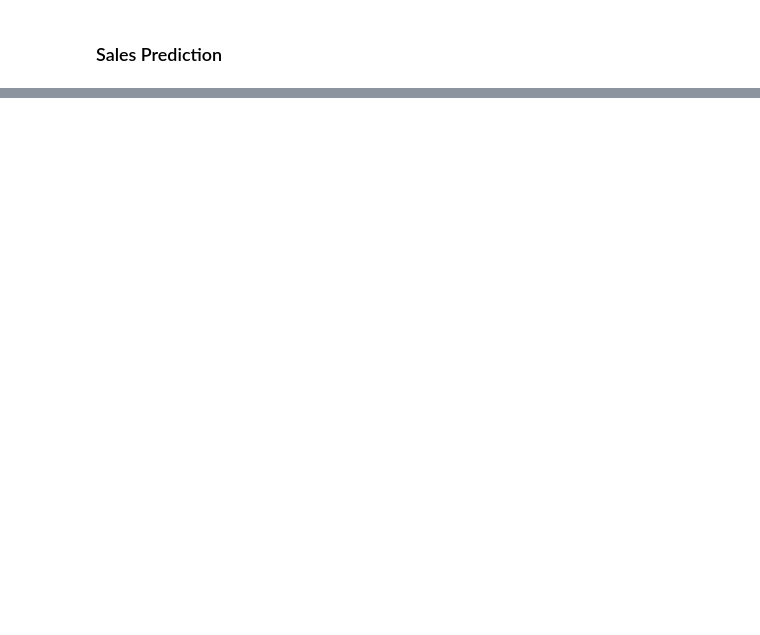
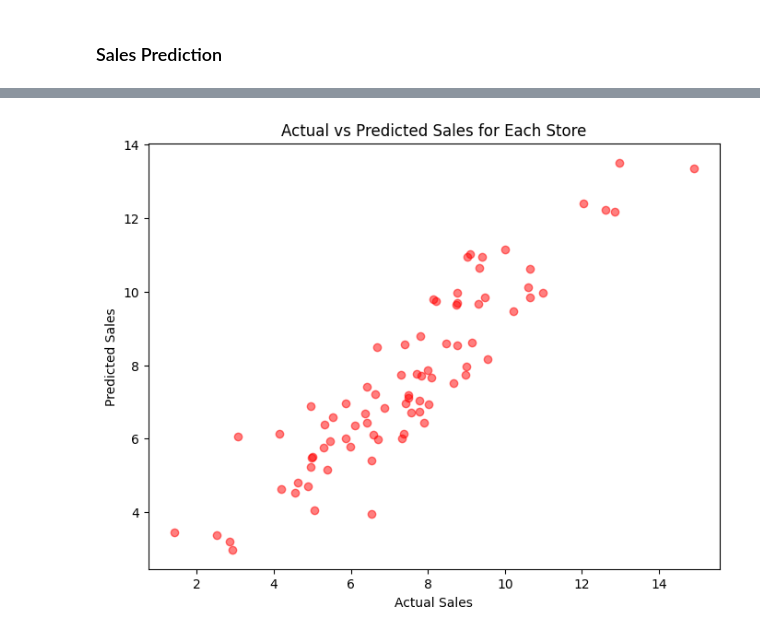
Before and after one commit to fredrik998/AppliedMachineLearning, a Jupyter notebook: Codes/FredrikCodes.ipynb, the cells around one changed output, grey strips where cells are left out. Drawn from its saved outputs; the diff is of its cells as text; code cells hidden in the pictures; blank space fills up the shorter version.

```diff
--- a/Codes/FredrikCodes.ipynb
+++ b/Codes/FredrikCodes.ipynb
@@ -266,0 +423,16 @@ We can see that PriceDiff removes the colinearity between Price and CompPrice.
+# %%
+# Predict on the test set using the OLS model
+predicted_sales = osl.predict(X_test)
+
+# Calculate the differences between actual and predicted sales
+difference = y_test - predicted_sales
+
+# Create a scatter plot of actual vs predicted sales for each store
+plt.figure(figsize=(8, 6))
+plt.scatter(y_test, predicted_sales, color='red', alpha=0.5)
+plt.title('Actual vs Predicted Sales for Each Store')
+plt.xlabel('Actual Sales')
+plt.ylabel('Predicted Sales')
+plt.show()
+# %% [output]
+[figure, added]
```
Also changed, not shown: parts of 21 cells of this notebook.
